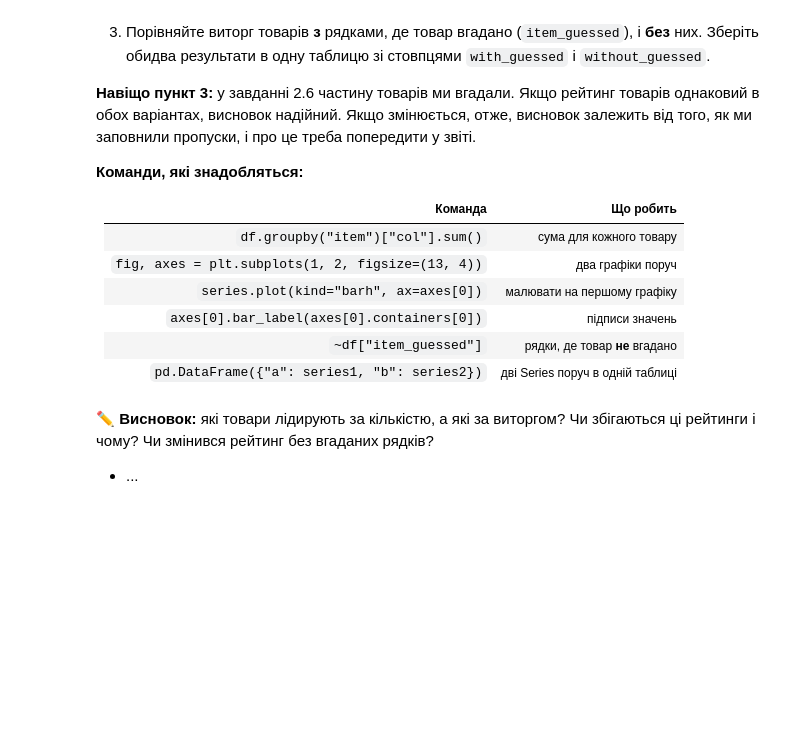
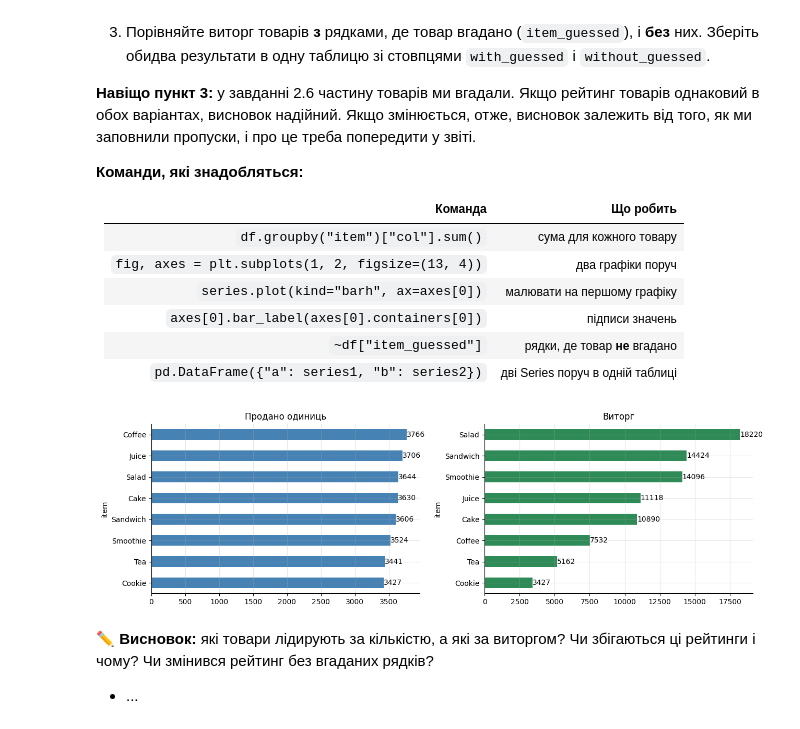
Before and after one commit to Alisa-debug777/Cafe_sales_3_11, a Jupyter notebook: Копия_блокнота_"Pandas_lesson_34_03_11_26_training_project_cafe_sales_ipynb".ipynb, the cells around one changed output. Saved outputs shown, nothing was run; the diff lists cells and outputs as text; code cells hidden in the pictures; blank space fills up the shorter version.

```diff
--- a/Копия_блокнота_"Pandas_lesson_34_03_11_26_training_project_cafe_sales_ipynb".ipynb
+++ b/Копия_блокнота_"Pandas_lesson_34_03_11_26_training_project_cafe_sales_ipynb".ipynb
@@ -840,3 +838,25 @@ print(f"Збережено у файл: {FILE_OUT}")
+# %%
+df_items = df[df['item'] != 'Unklown']
+qty = df_items.groupby('item')['quantity'].sum().sort_values()
+revenue = df_items.groupby('item')['total_spent'].sum().sort_values()
+
+fig, axes = plt.subplots(1, 2, figsize=(13, 4))
+
+qty.plot(kind='barh', ax=axes[0], color='steelblue')
+axes[0].set_title('Продано одиниць')
+axes[0].bar_label(axes[0].containers[0], fmt='%.0f')
+
+revenue.plot(kind='barh', ax=axes[1], color='seagreen')
+axes[1].set_title('Виторг')
+axes[1].bar_label(axes[1].containers[0], fmt='%.0f')
+
+plt.tight_layout()
+plt.show()
+
+with_guessed = df_items.groupby('item')['total_spent'].sum()
+without_guessed = df_items[~df_items['item_guessed']].groupby('item')['total_spent'].sum()
+# %% [output]
+[figure, added]
 # %% [markdown]
 ✏️ **Висновок:** які товари лідирують за кількістю, а які за виторгом? Чи збігаються ці рейтинги і чому? Чи змінився рейтинг без вгаданих рядків?
 
```
Also changed, not shown: parts of 1 cell of this notebook.
